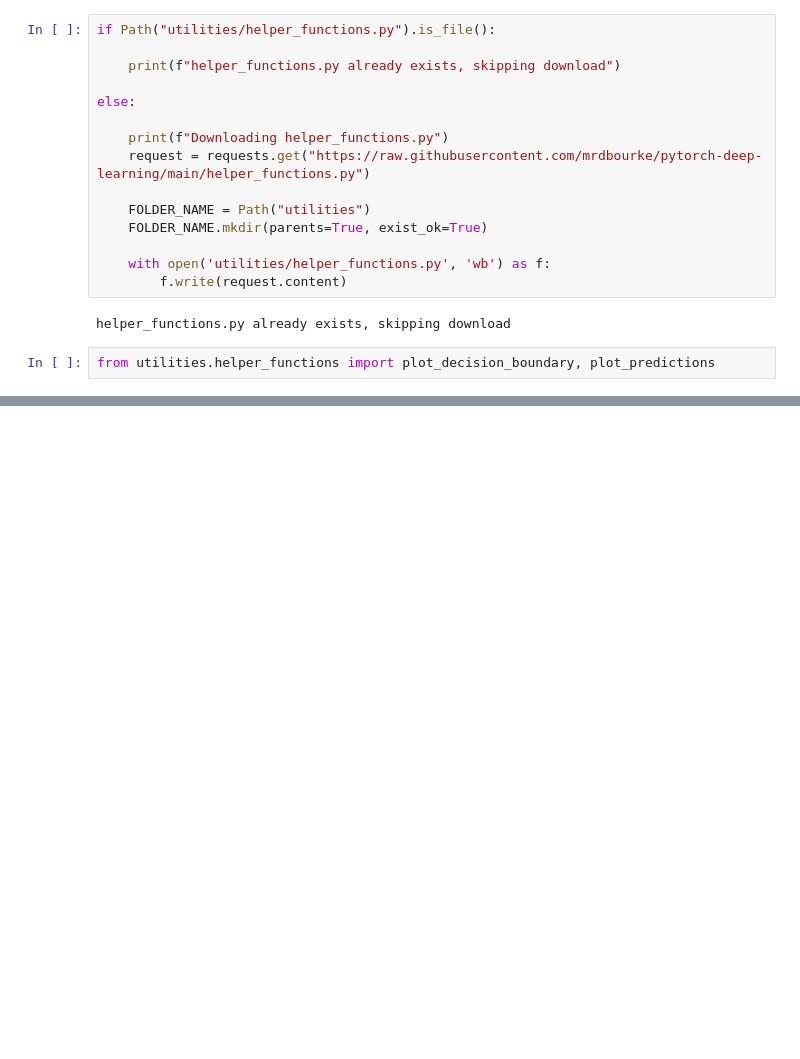
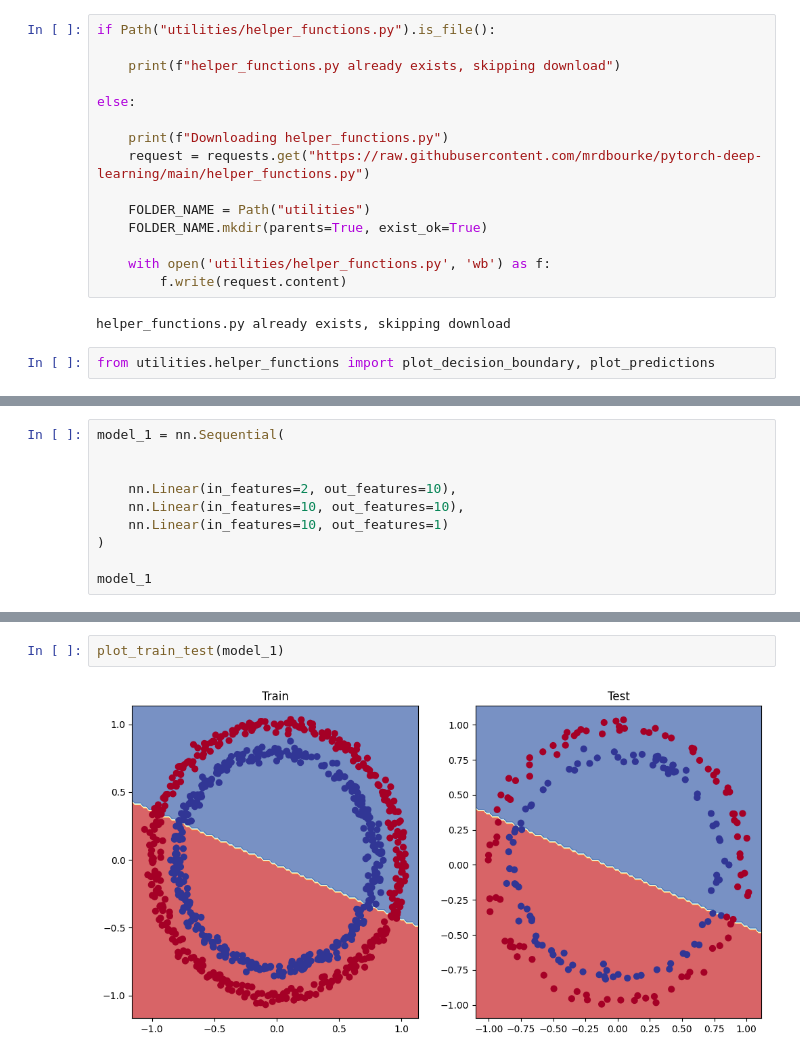
Before and after one commit to MuhammadAbuBakarQureshi/Machine-Learning, a Jupyter notebook: PyTorch/04. PyTorch Neural Network Classification.ipynb, the cells around one changed output, grey strips where cells are left out. Drawn from its saved outputs; the diff is of its cells as text; blank space fills up the shorter version.

```diff
--- a/PyTorch/04. PyTorch Neural Network Classification.ipynb
+++ b/PyTorch/04. PyTorch Neural Network Classification.ipynb
@@ -292,0 +338,10 @@ from utilities.helper_functions import plot_decision_boundary, plot_predictions
+# %%
+model_1 = nn.Sequential(
+
+
+    nn.Linear(in_features=2, out_features=10),
+    nn.Linear(in_features=10, out_features=10),
+    nn.Linear(in_features=10, out_features=1)
+)
+
+model_1
@@ -292,0 +429,4 @@ from utilities.helper_functions import plot_decision_boundary, plot_predictions
+# %%
+plot_train_test(model_1)
+# %% [output]
+[figure, added]
```
Also changed, not shown: parts of 30 cells of this notebook.
